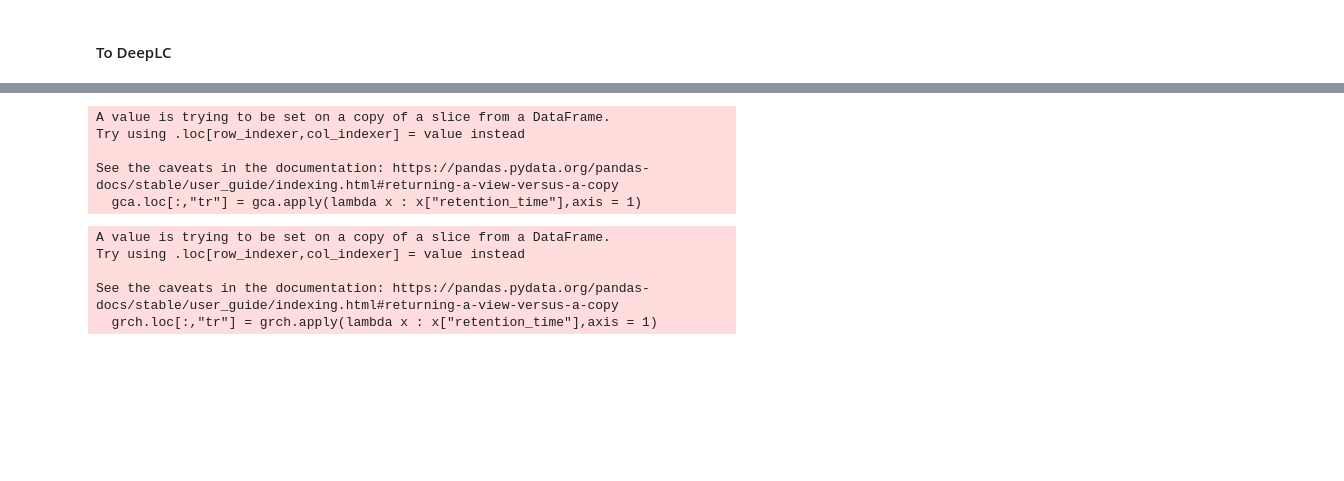
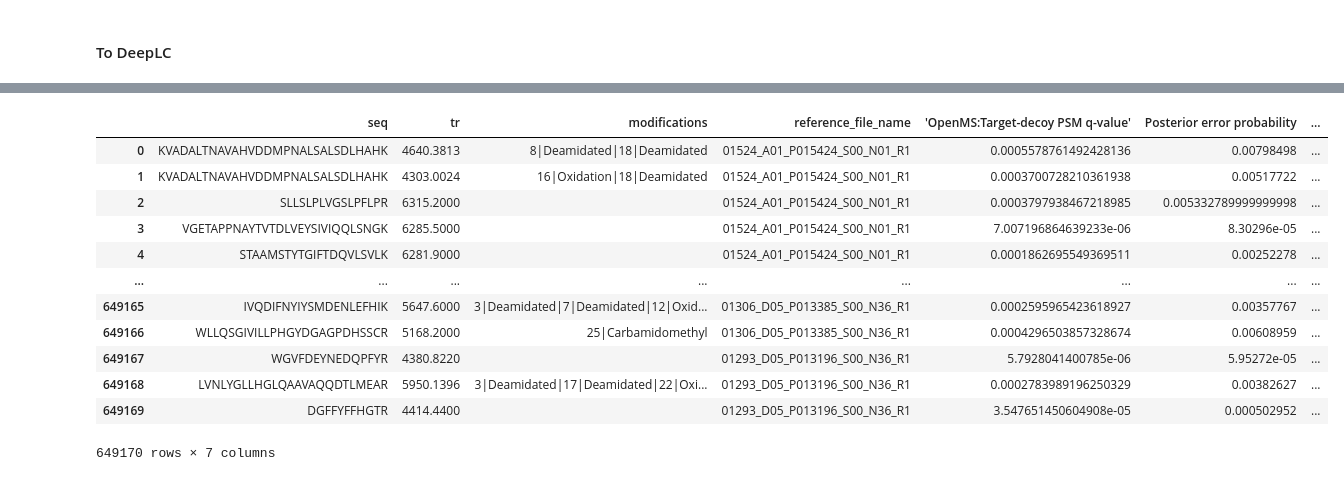
Before and after one commit to bigbio/pgt-pangenome, a Jupyter notebook: gca_canonical_validation.ipynb, the cells around one changed output, grey strips where cells are left out. Saved outputs shown, nothing was run; the diff lists cells and outputs as text; code cells hidden in the pictures; blank space fills up the shorter version.

```diff
--- a/gca_canonical_validation.ipynb
+++ b/gca_canonical_validation.ipynb
@@ -176,3 +207,3 @@ df['prot_source'] = df['protein_accessions'].apply(get_source)
 # %%
-df['prot_source'] = df.apply(lambda x: seq_dict.get(x['sequence']) if x['prot_source'] == 'GCA' else x['prot_source'], axis=1)
+original_df['prot_source'] = original_df.apply(lambda x: seq_dict.get(x['sequence']) if x['prot_source'] == 'GCA' else x['prot_source'], axis=1)
 # %%
@@ -187,7 +218,7 @@ DECOY_GRCh38            53107
 DECOY_CONTAMINANT        1061
 Name: count, dtype: int64
 # %%
-df2 = df[df['posterior_error_probability']<0.01]
+df2 = original_df[original_df['posterior_error_probability']<0.01]
 
 gca = df2.loc[df2.prot_source.str.startswith("GCA")==True]
 grch = df2.loc[df2.prot_source.str.startswith("GRCh38")==True]
@@ -293,4 +364,19 @@ print(len(set(gca_novel['sequence'].apply(rep).to_list())))
 # %%
-gca
+def extract_keys_values(id_scores):
+    # Split each pair by colon and create a dictionary
+    key_value_dict = {}
+    for kv in id_scores:
+       if kv is None:
+          print("The score is None")
+       else:
+          score_string = kv.split(":")
+          if len(score_string) == 2:
+            key_value_dict[score_string[0]] = score_string[1]
+          elif len(score_string) > 2:
+            key_value_dict[":".join(score_string[:-1])] = score_string[-1]
+          else:
+            print.warning("The score is not in the right format score: value")
+    return pd.Series(key_value_dict)
 # %%
-grch
+# Apply the function to create new columns
+sdrf_dic = sdrf.set_index('reference_file_name').to_dict()['sample_id']
@@ -309,20 +382,0 @@ def replace_mod(x):
-# %%
-gca.loc[:,"seq"] = gca.apply(lambda x : x["sequence"],axis = 1)
-gca.loc[:,"modifications"] = gca.apply(lambda x : replace_mod(x["modifications"]) if x["modifications"] is not None else "", axis = 1)
-gca.loc[:,"tr"] = gca.apply(lambda x : x["retention_time"],axis = 1)
-# %% [output]
-A value is trying to be set on a copy of a slice from a DataFrame.
-Try using .loc[row_indexer,col_indexer] = value instead
-
-See the caveats in the documentation: https://pandas.pydata.org/pandas-docs/stable/user_guide/indexing.html#returning-a-view-versus-a-copy
-  gca.loc[:,"tr"] = gca.apply(lambda x : x["retention_time"],axis = 1)
-# %%
-grch.loc[:,"seq"] = grch.apply(lambda x : x["sequence"],axis = 1)
-grch.loc[:,"modifications"] = grch.apply(lambda x : replace_mod(x["modifications"]) if x["modifications"] is not None else "", axis = 1)
-grch.loc[:,"tr"] = grch.apply(lambda x : x["retention_time"],axis = 1)
-# %% [output]
-A value is trying to be set on a copy of a slice from a DataFrame.
-Try using .loc[row_indexer,col_indexer] = value instead
-
-See the caveats in the documentation: https://pandas.pydata.org/pandas-docs/stable/user_guide/indexing.html#returning-a-view-versus-a-copy
-  grch.loc[:,"tr"] = grch.apply(lambda x : x["retention_time"],axis = 1)
@@ -333,0 +383,21 @@ grch['modifications'] = grch['modifications'].fillna("")
+# %%
+new_columns = grch.apply(lambda x: extract_keys_values(x["id_scores"]), axis=1)
+
+# Concatenate the new columns with the original DataFrame
+grch_deeplc = pd.concat([grch[['seq', 'tr', 'modifications', 'reference_file_name']], new_columns], axis=1)
+grch_deeplc = pd.merge(grch_deeplc, sdrf, on=['reference_file_name'], how='left')
+grch_deeplc
+# %% [output]
+|  | seq | tr | modifications | reference_file_name | 'OpenMS:Target-decoy PSM q-value' | Posterior error probability | ... |
+| 0 | KVADALTNAVAHVDDMPNALSALSDLHAHK | 4640.3813 | 8|Deamidated|18|Deamidated | 01524_A01_P015424_S00_N01_R1 | 0.0005578761492428136 | 0.00798498 | ... |
+| 1 | KVADALTNAVAHVDDMPNALSALSDLHAHK | 4303.0024 | 16|Oxidation|18|Deamidated | 01524_A01_P015424_S00_N01_R1 | 0.0003700728210361938 | 0.00517722 | ... |
+| 2 | SLLSLPLVGSLPFLPR | 6315.2000 |  | 01524_A01_P015424_S00_N01_R1 | 0.0003797938467218985 | 0.005332789999999998 | ... |
+| 3 | VGETAPPNAYTVTDLVEYSIVIQQLSNGK | 6285.5000 |  | 01524_A01_P015424_S00_N01_R1 | 7.007196864639233e-06 | 8.30296e-05 | ... |
+| 4 | STAAMSTYTGIFTDQVLSVLK | 6281.9000 |  | 01524_A01_P015424_S00_N01_R1 | 0.0001862695549369511 | 0.00252278 | ... |
+| ... | ... | ... | ... | ... | ... | ... | ... |
+| 649165 | IVQDIFNYIYSMDENLEFHIK | 5647.6000 | 3|Deamidated|7|Deamidated|12|Oxid... | 01306_D05_P013385_S00_N36_R1 | 0.0002595965423618927 | 0.00357767 | ... |
+| 649166 | WLLQSGIVILLPHGYDGAGPDHSSCR | 5168.2000 | 25|Carbamidomethyl | 01306_D05_P013385_S00_N36_R1 | 0.0004296503857328674 | 0.00608959 | ... |
+| 649167 | WGVFDEYNEDQPFYR | 4380.8220 |  | 01293_D05_P013196_S00_N36_R1 | 5.7928041400785e-06 | 5.95272e-05 | ... |
+| 649168 | LVNLYGLLHGLQAAVAQQDTLMEAR | 5950.1396 | 3|Deamidated|17|Deamidated|22|Oxi... | 01293_D05_P013196_S00_N36_R1 | 0.0002783989196250329 | 0.00382627 | ... |
+| 649169 | DGFFYFFHGTR | 4414.4400 |  | 01293_D05_P013196_S00_N36_R1 | 3.547651450604908e-05 | 0.000502952 | ... |
+649170 rows × 7 columns
```
Also changed, not shown: parts of 25 cells of this notebook.
